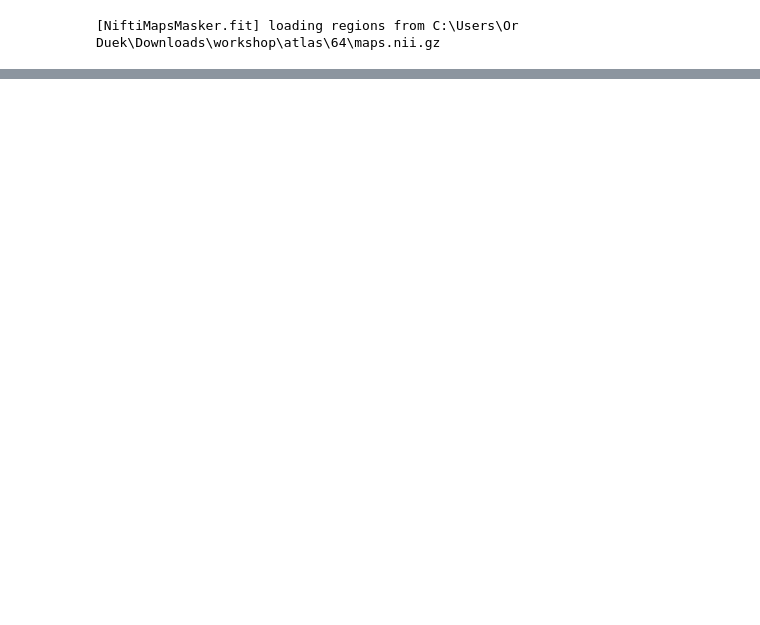
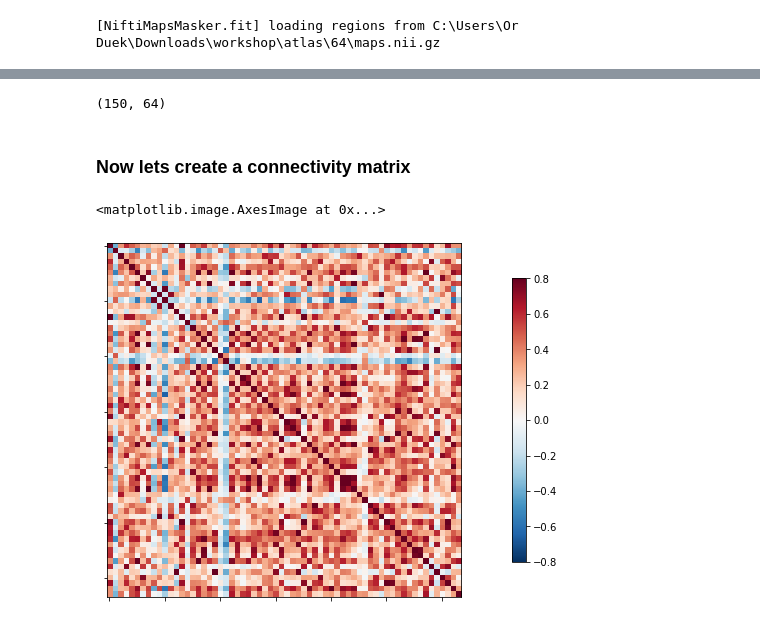
Before and after one commit to orduek/learnNi, a Jupyter notebook: workshop.ipynb, the cells around one changed output, grey strips where cells are left out. Cells and saved outputs as stored; diff of their text form; code cells hidden in the pictures; blank space fills up the shorter version.

```diff
--- a/workshop.ipynb
+++ b/workshop.ipynb
@@ -105,7 +144,8 @@ plt.plot(matrix)
 run the same masker
 # %%
 # load regressor file
-confound_file = r"C:\Users\Or Duek\Downloads\workshop\func_files\sub-1561_ses-2_task-rest_desc-confounds_regressors.tsv"
+#confound_file = r"C:\Users\Or Duek\Downloads\workshop\fun"
+confound_file = r"//172.21.64.190/data/Lab_Knowledge/nilearnWorkshop/workshop/func_NF/sub-1527_ses-1_task-rest1_desc-confounds_regressors.tsv"
 conf = pd.read_csv(confound_file, sep = "\t")
 conf.columns
 # %% [output]
@@ -130,7 +171,7 @@ atlas_img = r"C:\Users\Or Duek\Downloads\workshop\atlas\64\maps.nii.gz"
 import nilearn.input_data
 masker = nilearn.input_data.NiftiMapsMasker(maps_img=atlas_img,
                                             smoothing_fwhm=5, standardize=True,
-                                            detrend=True, t_r=1, high_pass=.01, low_pass=.1, memory_level=9,
+                                            detrend=True, t_r=tr, high_pass=.01, low_pass=.1, memory_level=9,
                                             memory = "nilearn",
                                         verbose = 9).fit()
 # %% [output]
@@ -143,0 +179,3 @@ MemoryError:
+# %%
+file_nf = r"C:\Users\Or Duek\Downloads\workshop\func_NF\sub-1527_ses-1_task-rest1_space-MNI152NLin2009cAsym_res-2_desc-preproc_bold.nii.gz"
+matrix = masker.transform(file_nf, confounds=np.array(confounds))
@@ -144,3 +251,17 @@ MemoryError:
 # %%
 # what is the shape?
-matrmatrix_parcix.shape
+matrix.shape
+# %% [output]
+(150, 64)
+# %% [markdown]
+### Now lets create a connectivity matrix
+# %%
+from nilearn.connectome import ConnectivityMeasure
+correlation_measure = ConnectivityMeasure(kind='correlation')
+correlation_matrix = correlation_measure.fit_transform([matrix])[0]
+
+nilearn.plotting.plot_matrix(correlation_matrix,  colorbar=True,
+                     vmax=0.8, vmin=-0.8)
+# %% [output]
+<matplotlib.image.AxesImage at 0x...>
+[figure, added]
```
Also changed, not shown: parts of 27 cells of this notebook.
